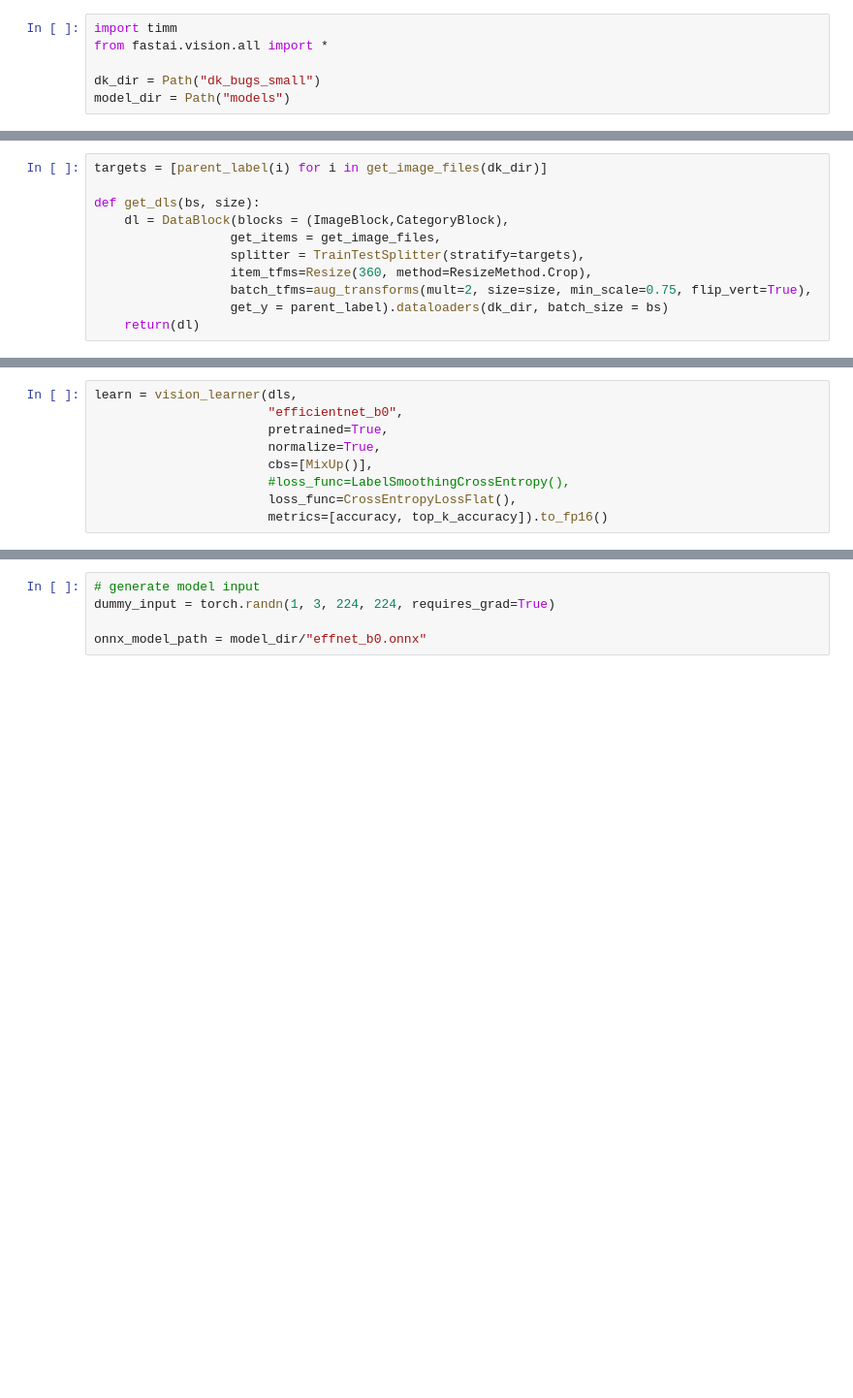
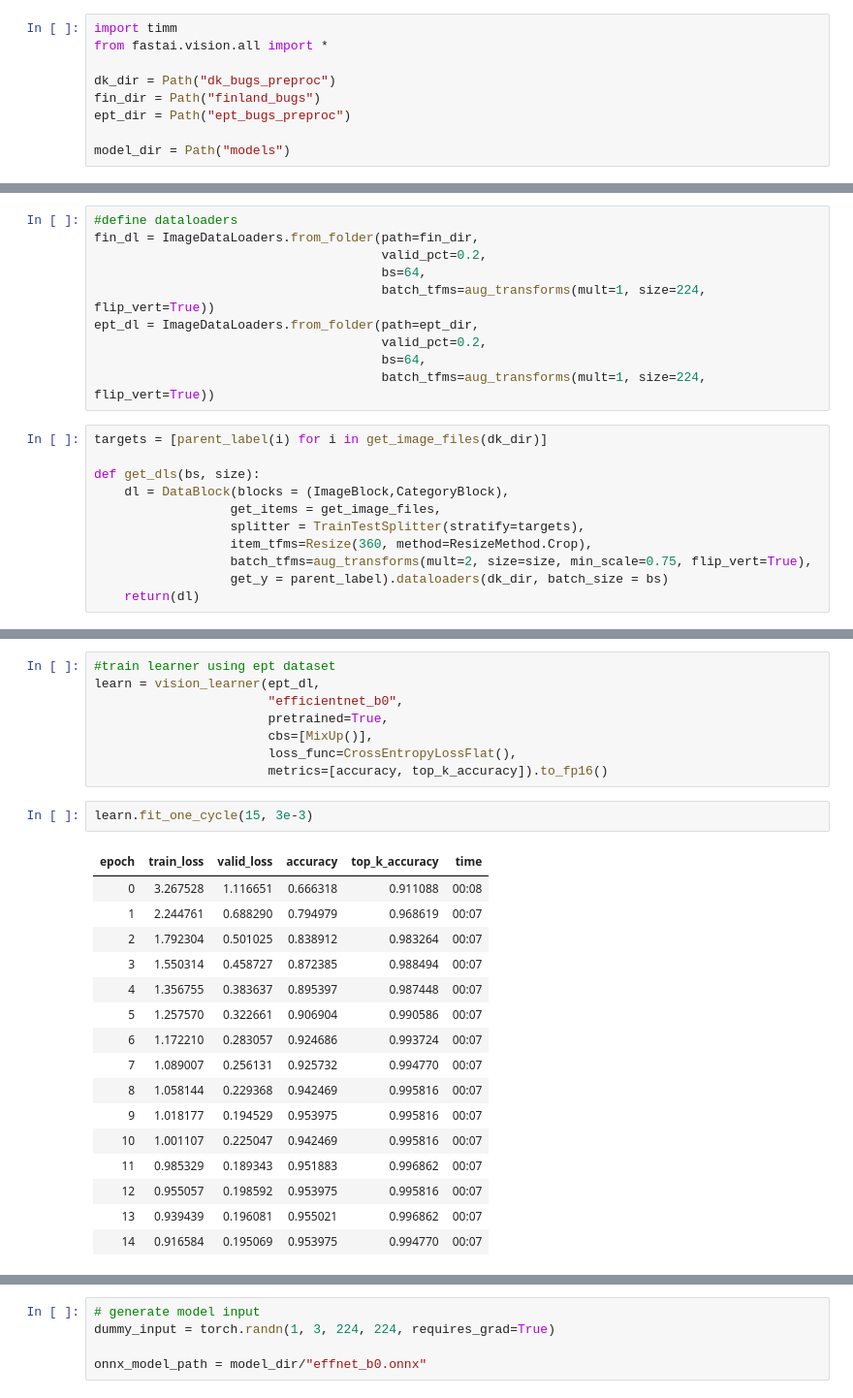
Before and after one commit to KennethTM/macro_inv_id, a Jupyter notebook: model_training.ipynb, the cells around one changed output, grey strips where cells are left out. Shown at 97% size. Saved outputs shown, nothing was run; the diff lists cells and outputs as text; blank space fills up the shorter version.

Commit message:
experimented with ept, fin and dk transfer learning. added vocab as txt file.

```diff
--- a/model_training.ipynb
+++ b/model_training.ipynb
@@ -2,5 +2,8 @@
 import timm
 from fastai.vision.all import *
 
-dk_dir = Path("dk_bugs_small")
+dk_dir = Path("dk_bugs_preproc")
+fin_dir = Path("finland_bugs")
+ept_dir = Path("ept_bugs_preproc")
+
 model_dir = Path("models")
@@ -11,3 +18,13 @@ print(len(get_image_files(dk_dir)))
+# %%
+#define dataloaders
+fin_dl = ImageDataLoaders.from_folder(path=fin_dir,
+                                      valid_pct=0.2,
+                                      bs=64,
+                                      batch_tfms=aug_transforms(mult=1, size=224, flip_vert=True))
+ept_dl = ImageDataLoaders.from_folder(path=ept_dir,
+                                      valid_pct=0.2,
+                                      bs=64,
+                                      batch_tfms=aug_transforms(mult=1, size=224, flip_vert=True))
 # %%
 targets = [parent_label(i) for i in get_image_files(dk_dir)]
 
@@ -26,11 +47,29 @@ dls.show_batch()
 # %% [output]
 [figure]
+# %%
+#train learner using ept dataset
+learn = vision_learner(ept_dl,
+                       "efficientnet_b0",
+                       pretrained=True,
+                       cbs=[MixUp()],
+                       loss_func=CrossEntropyLossFlat(),
+                       metrics=[accuracy, top_k_accuracy]).to_fp16()
 # %%
-learn = vision_learner(dls,
-                       "efficientnet_b0",
-                       pretrained=True,
-                       normalize=True,
-                       cbs=[MixUp()],
-                       #loss_func=LabelSmoothingCrossEntropy(),
-                       loss_func=CrossEntropyLossFlat(),
-                       metrics=[accuracy, top_k_accuracy]).to_fp16()
+learn.fit_one_cycle(15, 3e-3)
+# %% [output]
+| epoch | train_loss | valid_loss | accuracy | top_k_accuracy | time |
+| 0 | 3.267528 | 1.116651 | 0.666318 | 0.911088 | 00:08 |
+| 1 | 2.244761 | 0.688290 | 0.794979 | 0.968619 | 00:07 |
+| 2 | 1.792304 | 0.501025 | 0.838912 | 0.983264 | 00:07 |
+| 3 | 1.550314 | 0.458727 | 0.872385 | 0.988494 | 00:07 |
+| 4 | 1.356755 | 0.383637 | 0.895397 | 0.987448 | 00:07 |
+| 5 | 1.257570 | 0.322661 | 0.906904 | 0.990586 | 00:07 |
+| 6 | 1.172210 | 0.283057 | 0.924686 | 0.993724 | 00:07 |
+| 7 | 1.089007 | 0.256131 | 0.925732 | 0.994770 | 00:07 |
+| 8 | 1.058144 | 0.229368 | 0.942469 | 0.995816 | 00:07 |
+| 9 | 1.018177 | 0.194529 | 0.953975 | 0.995816 | 00:07 |
+| 10 | 1.001107 | 0.225047 | 0.942469 | 0.995816 | 00:07 |
+| 11 | 0.985329 | 0.189343 | 0.951883 | 0.996862 | 00:07 |
+| 12 | 0.955057 | 0.198592 | 0.953975 | 0.995816 | 00:07 |
+| 13 | 0.939439 | 0.196081 | 0.955021 | 0.996862 | 00:07 |
+| 14 | 0.916584 | 0.195069 | 0.953975 | 0.994770 | 00:07 |
```
Also changed, not shown: parts of 38 cells of this notebook, 5 other files.
